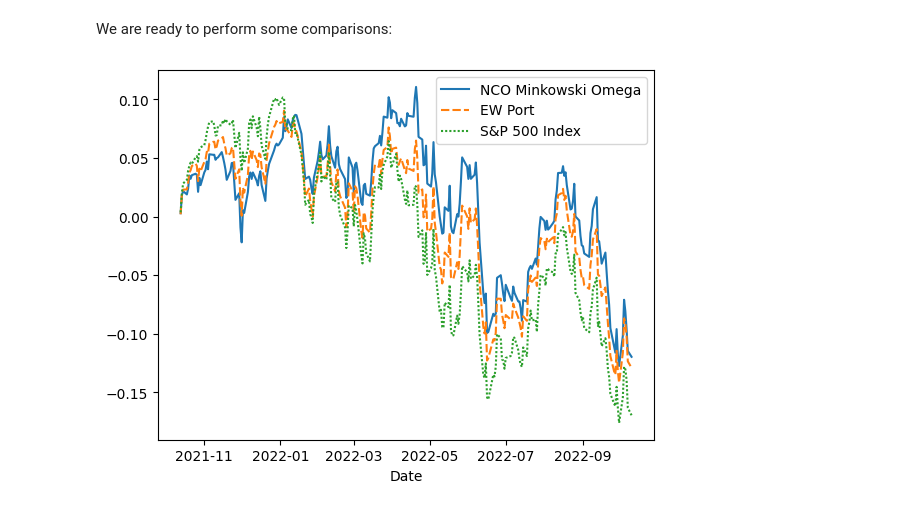
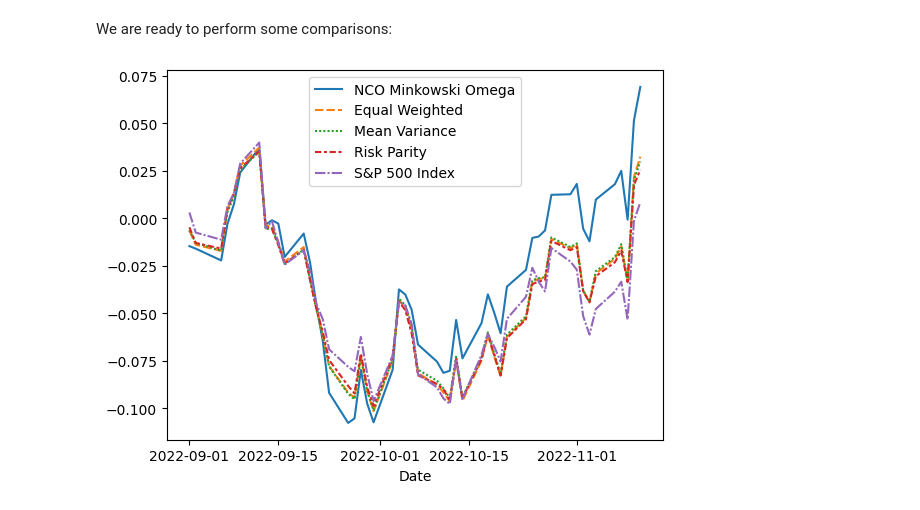
Before and after one commit to dariosandrucci/thesis, a Jupyter notebook: project_notebook.ipynb, the cells around one changed output. Drawn from its saved outputs; the diff is of its cells as text; code cells hidden in the pictures.

```diff
--- a/project_notebook.ipynb
+++ b/project_notebook.ipynb
@@ -142,6 +142,6 @@ w_NCOMO = optPort_nco(train_set, min_matrix, 3, 0.5, 50, 5)
 w_EW = np.ones(len(train_set.columns))
 w_EW /= [len(train_set.columns)]*len(train_set.columns)
 #MVO
-w_MVO = optPortMVO()
+w_MVO = optPortMVO(train_set)
 #RPP
-w_RPP = optPortRPP()
+w_RPP = optPortRPP(train_set)
@@ -151,8 +161,9 @@ Not lets build the portfolios:
 #building the single portfolios
 port_NCOMO = Portfolio("NCO Minkowski Omega", test_set, w_NCOMO)
 port_EWP = Portfolio("Equal Weighted", test_set, w_EW)
-port_MVO = Portfolio("Mean Variance", test_set, w_NCOMO)
-port_RPP = Portfolio("Risk Parity", test_set, w_NCOMO)
+port_MVO = Portfolio("Mean Variance", test_set, w_MVO)
+port_RPP = Portfolio("Risk Parity", test_set, w_RPP)
 #comparing the portfolios
+BM1 = PortfolioBenchmarking([port_NCOMO, port_EWP, port_MVO, port_RPP])
 # %% [markdown]
 We are ready to perform some comparisons:
@@ -165,4 +170,4 @@ BM = PortfolioBenchmarking([ncoMinkOmega, ew])
 # %%
-BM.plot_performance()
+BM1.plot_performance()
 # %% [output]
-[figure, old version]
+[figure, new version]
```
Also changed, not shown: parts of 3 cells of this notebook, 3 other files.
